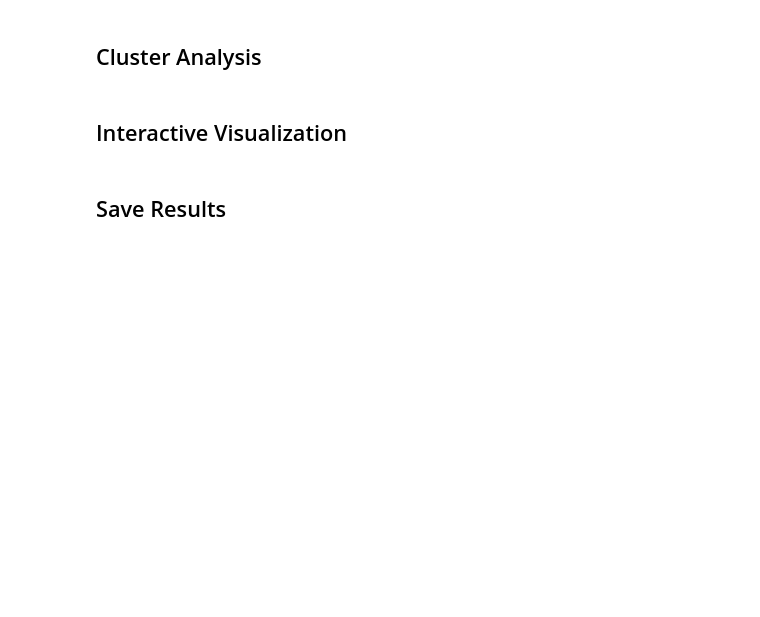
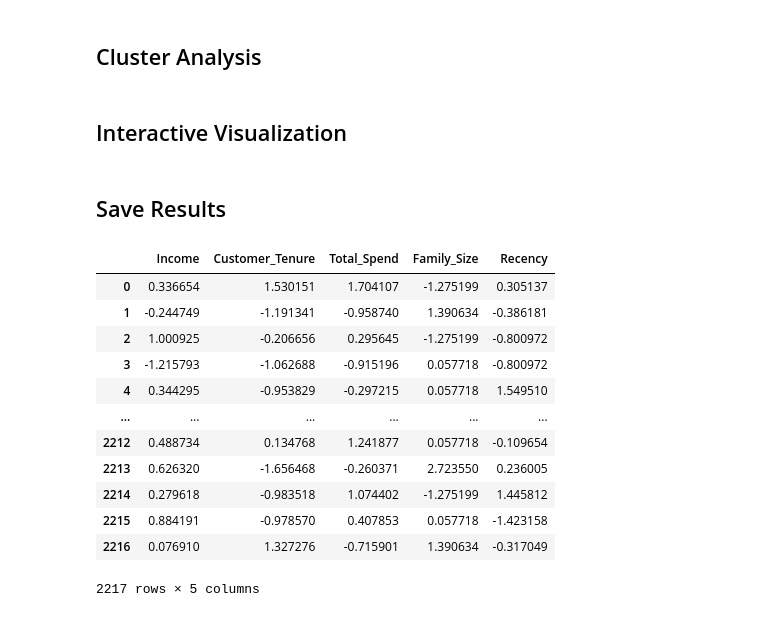
Before and after one commit to nttugit/customer-segmentation-draft, a Jupyter notebook: phase_3.ipynb, the cells around one changed output. Drawn from its saved outputs; the diff is of its cells as text; code cells hidden in the pictures; blank space fills up the shorter version.

```diff
--- a/phase_3.ipynb
+++ b/phase_3.ipynb
@@ -107,3 +149,21 @@ fig = px.scatter(plot_df, x='x', y='y', color='Cluster',
 fig.write_html('interactive_clusters.html')
 # %% [markdown]
 ## Save Results
+# %%
+numeric_cols = [ 'Income', 'Customer_Tenure', 'Total_Spend', 'Family_Size', 'Recency']
+# %%
+df[numeric_cols]
+# %% [output]
+|  | Income | Customer_Tenure | Total_Spend | Family_Size | Recency |
+| 0 | 0.336654 | 1.530151 | 1.704107 | -1.275199 | 0.305137 |
+| 1 | -0.244749 | -1.191341 | -0.958740 | 1.390634 | -0.386181 |
+| 2 | 1.000925 | -0.206656 | 0.295645 | -1.275199 | -0.800972 |
+| 3 | -1.215793 | -1.062688 | -0.915196 | 0.057718 | -0.800972 |
+| 4 | 0.344295 | -0.953829 | -0.297215 | 0.057718 | 1.549510 |
+| ... | ... | ... | ... | ... | ... |
+| 2212 | 0.488734 | 0.134768 | 1.241877 | 0.057718 | -0.109654 |
+| 2213 | 0.626320 | -1.656468 | -0.260371 | 2.723550 | 0.236005 |
+| 2214 | 0.279618 | -0.983518 | 1.074402 | -1.275199 | 1.445812 |
+| 2215 | 0.884191 | -0.978570 | 0.407853 | 0.057718 | -1.423158 |
+| 2216 | 0.076910 | 1.327276 | -0.715901 | 1.390634 | -0.317049 |
+2217 rows × 5 columns
```
Also changed, not shown: parts of 14 cells of this notebook, 30 other files.
